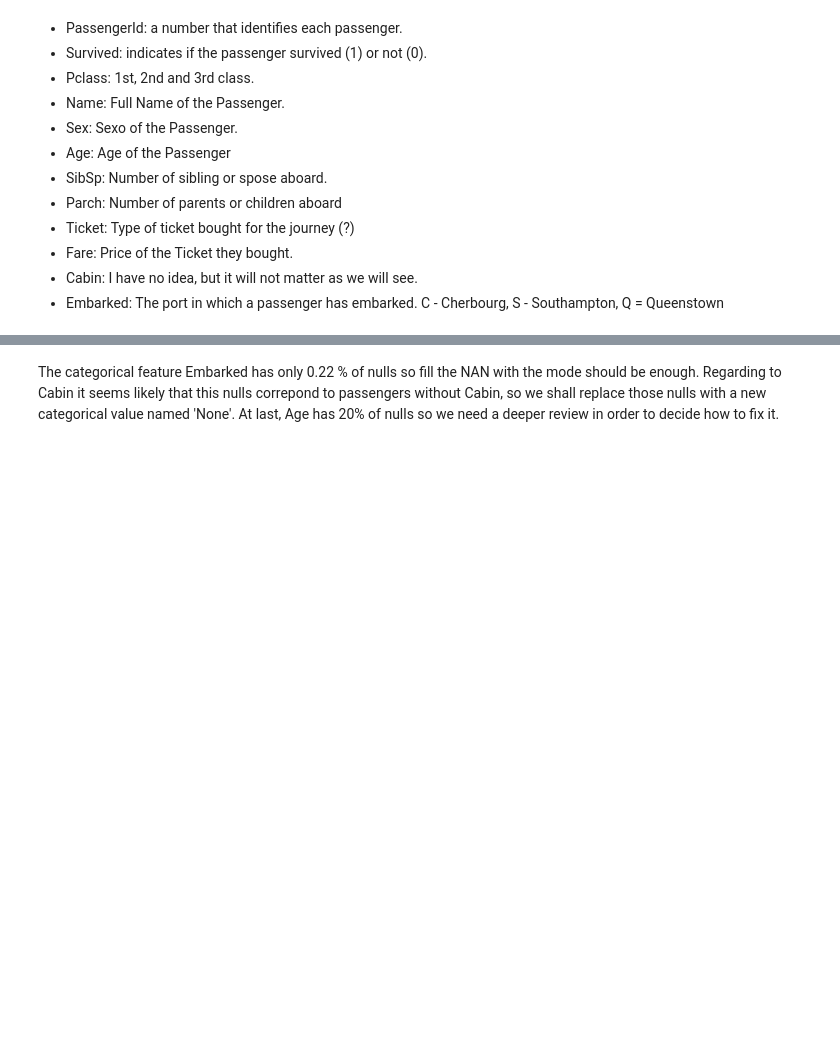
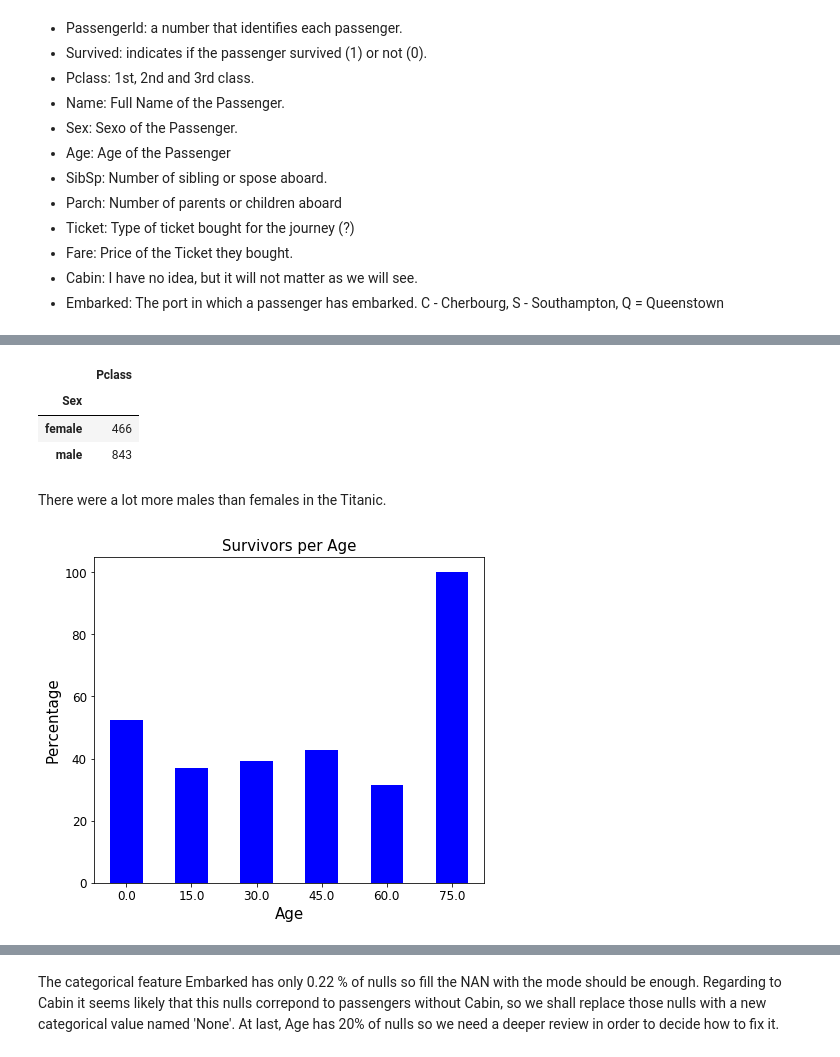
Before and after one commit to EugenioBubapest/Titanic-, a Jupyter notebook: Titanic.ipynb, the cells around one changed output, grey strips where cells are left out. Saved outputs shown, nothing was run; the diff lists cells and outputs as text; code cells hidden in the pictures; blank space fills up the shorter version.

```diff
--- a/Titanic.ipynb
+++ b/Titanic.ipynb
@@ -119,0 +201,19 @@ We start by fixing the Missing Data.
+# %%
+data.groupby(['Sex'])[['Pclass']].count()
+# %% [output]
+|  | Pclass |
+| Sex |  |
+| female | 466 |
+| male | 843 |
+# %% [markdown]
+There were a lot more males than females in the Titanic.
+# %%
+plt.figure(figsize=(7,6))
+data.groupby(data.Age // 15 * 15)['Survived'].aggregate(lambda x: x.sum()/ len(x)*100).plot.bar(color = 'blue')
+plt.title('Survivors per Age', fontsize = 15)
+plt.xlabel('Age', fontsize = 15)
+plt.ylabel('Percentage', fontsize = 15)
+plt.xticks(fontsize = 12, rotation = 0)
+plt.yticks(fontsize = 12);
+# %% [output]
+[figure, added]
```
Also changed, not shown: parts of 113 cells of this notebook, 3 other files.
